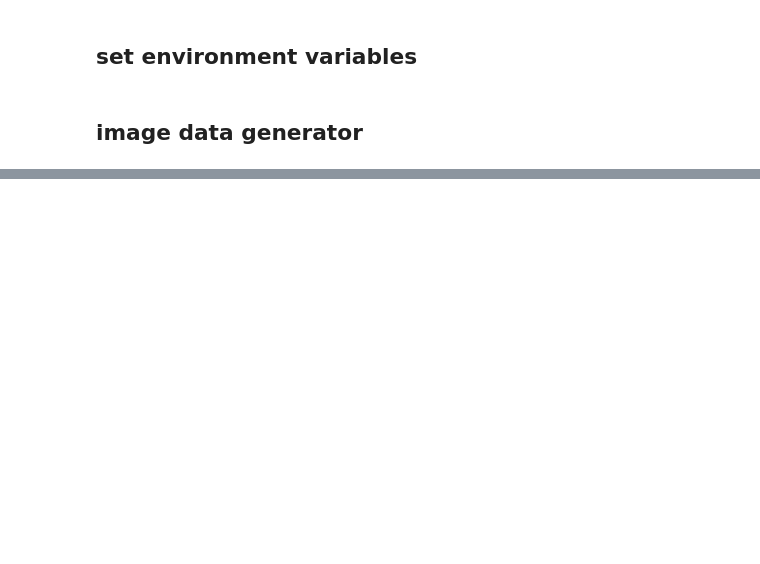
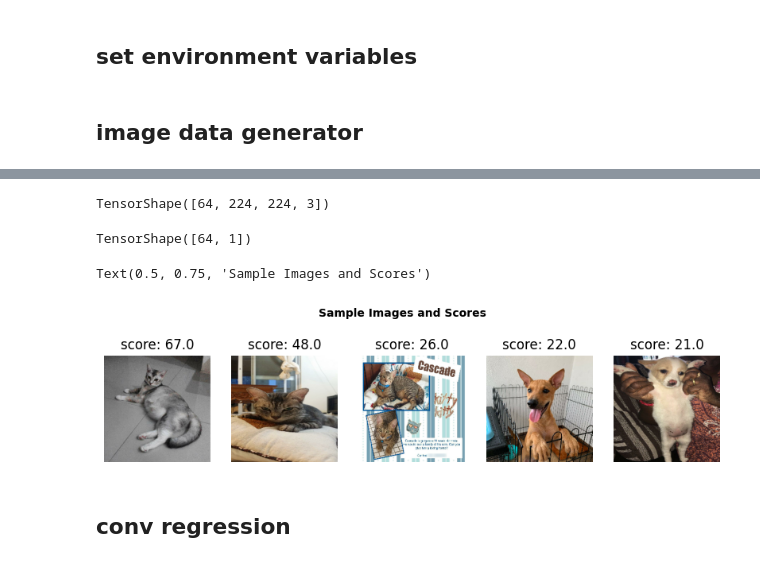
Before and after one commit to youjin2/mlops, a Jupyter notebook: bentoml/examples/streamlit-bentoml/notebooks/04_keras_conv2d_model.ipynb, the cells around one changed output, grey strips where cells are left out. Cells and saved outputs as stored; diff of their text form; code cells hidden in the pictures; blank space fills up the shorter version.

Commit message:
ENH: image data generator & conv2d model

```diff
--- a/bentoml/examples/streamlit-bentoml/notebooks/04_keras_conv2d_model.ipynb
+++ b/bentoml/examples/streamlit-bentoml/notebooks/04_keras_conv2d_model.ipynb
@@ -52,0 +100,36 @@ Image.open(X_train.values[0][0])
+# %%
+image_gen = ImageGenerator()
+# %%
+train_dataset = image_gen.get_dataset(
+    paths=X_train,
+    scores=y_train,
+    batch_size=64,
+    image_shape=(224, 224),
+    shuffle=True,
+)
+# %%
+images, scores = next(iter(train_dataset))
+# %%
+images.shape
+# %% [output]
+TensorShape([64, 224, 224, 3])
+# %%
+scores.shape
+# %% [output]
+TensorShape([64, 1])
+# %%
+# draw sample images
+num_draw = 5
+fig, ax_arr = plt.subplots(1, num_draw, figsize=(10, 5))
+for i in range(num_draw):
+    ax = ax_arr[i]
+    ax.imshow(tf.cast(images[i], "uint8"))
+    ax.axis("off")
+    ax.set_title(f"score: {scores[i][0]}")
+
+fig.suptitle("Sample Images and Scores", weight="bold", size=10, y=0.75)
+# %% [output]
+Text(0.5, 0.75, 'Sample Images and Scores')
+[figure, added]
+# %% [markdown]
+## conv regression
```
Also changed, not shown: parts of 11 cells of this notebook, 1 other file.
